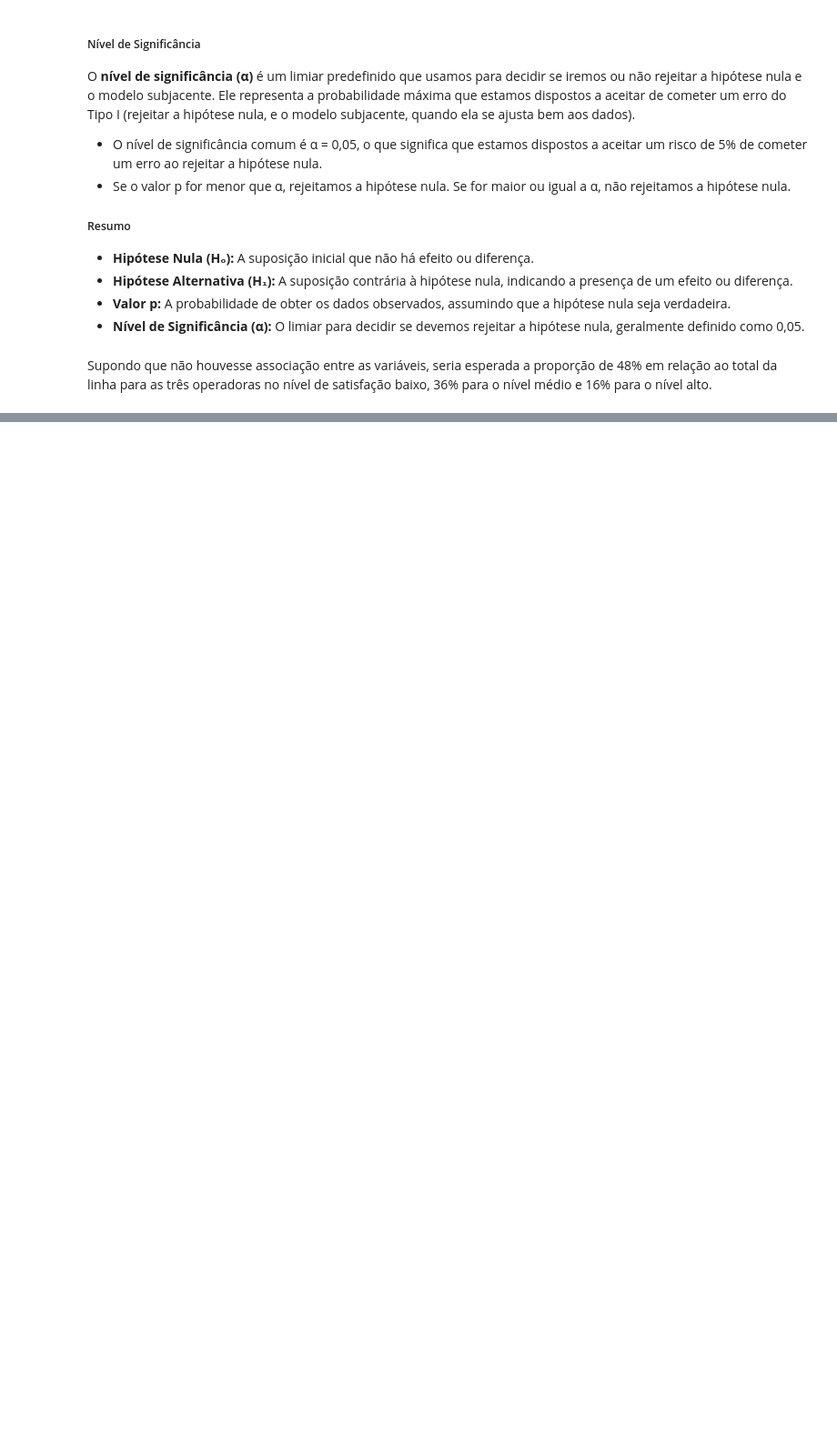
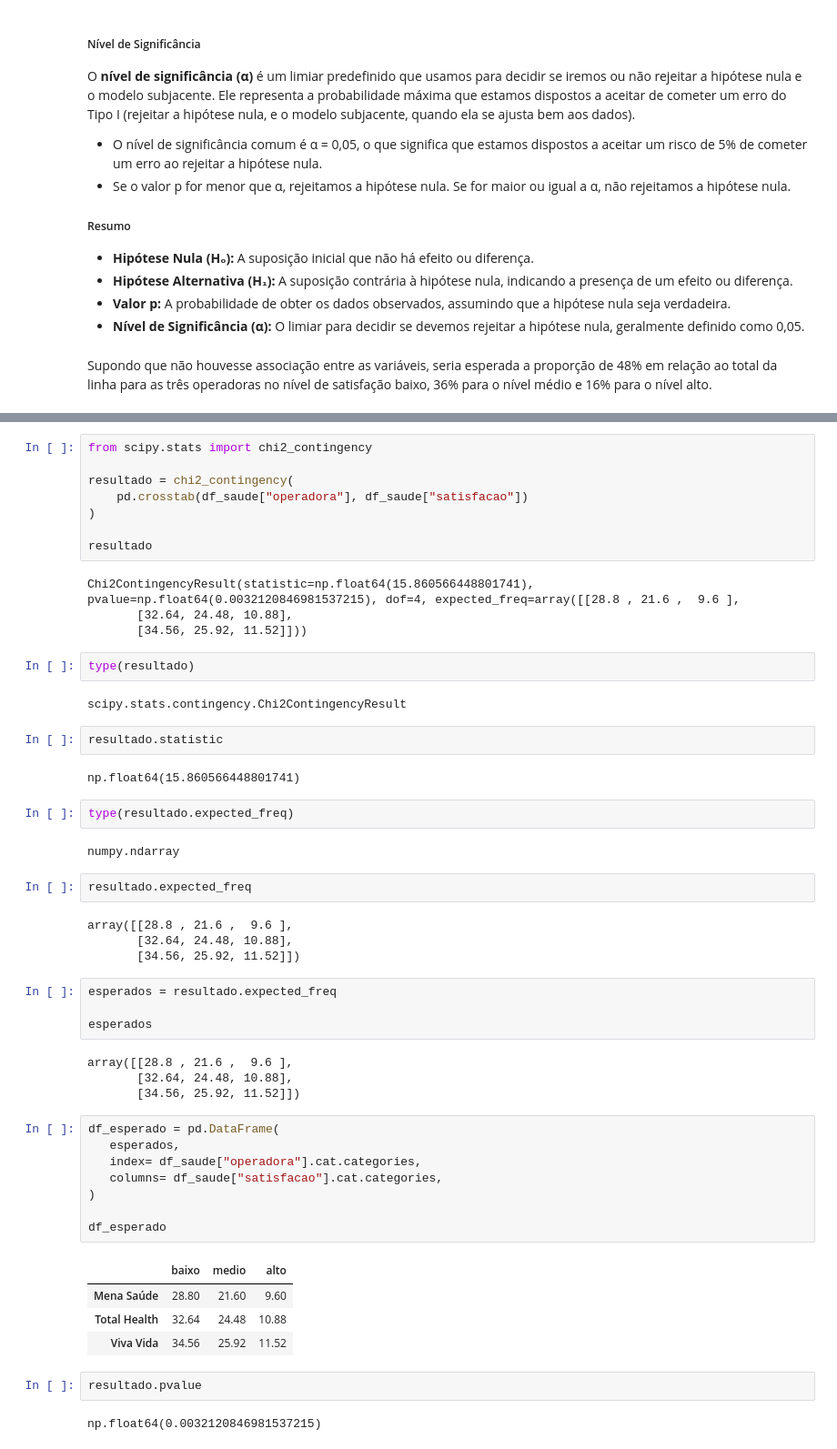
Before and after one commit to PauloViniciusR/Estatistica_dados, a Jupyter notebook: Estatistica_Descritiva/11_bivariada_qualitativa_qui_quadrado_inicio.ipynb, the cells around one changed output, grey strips where cells are left out. Shown at 91% size. Cells and saved outputs as stored; diff of their text form; blank space fills up the shorter version.

```diff
--- a/Estatistica_Descritiva/11_bivariada_qualitativa_qui_quadrado_inicio.ipynb
+++ b/Estatistica_Descritiva/11_bivariada_qualitativa_qui_quadrado_inicio.ipynb
@@ -219,0 +251,55 @@ Supondo que não houvesse associação entre as variáveis, seria esperada a pro
+# %%
+from scipy.stats import chi2_contingency
+
+resultado = chi2_contingency(
+    pd.crosstab(df_saude["operadora"], df_saude["satisfacao"])
+)
+
+resultado
+# %% [output]
+Chi2ContingencyResult(statistic=np.float64(15.860566448801741), pvalue=np.float64(0.0032120846981537215), dof=4, expected_freq=array([[28.8 , 21.6 ,  9.6 ],
+       [32.64, 24.48, 10.88],
+       [34.56, 25.92, 11.52]]))
+# %%
+type(resultado)
+# %% [output]
+scipy.stats.contingency.Chi2ContingencyResult
+# %%
+resultado.statistic
+# %% [output]
+np.float64(15.860566448801741)
+# %%
+type(resultado.expected_freq)
+# %% [output]
+numpy.ndarray
+# %%
+resultado.expected_freq
+# %% [output]
+array([[28.8 , 21.6 ,  9.6 ],
+       [32.64, 24.48, 10.88],
+       [34.56, 25.92, 11.52]])
+# %%
+esperados = resultado.expected_freq
+
+esperados
+# %% [output]
+array([[28.8 , 21.6 ,  9.6 ],
+       [32.64, 24.48, 10.88],
+       [34.56, 25.92, 11.52]])
+# %%
+df_esperado = pd.DataFrame(
+   esperados,
+   index= df_saude["operadora"].cat.categories,
+   columns= df_saude["satisfacao"].cat.categories,
+)
+
+df_esperado
+# %% [output]
+|  | baixo | medio | alto |
+| Mena Saúde | 28.80 | 21.60 | 9.60 |
+| Total Health | 32.64 | 24.48 | 10.88 |
+| Viva Vida | 34.56 | 25.92 | 11.52 |
+# %%
+resultado.pvalue
+# %% [output]
+np.float64(0.0032120846981537215)
```
Also changed, not shown: parts of 2 cells of this notebook.
